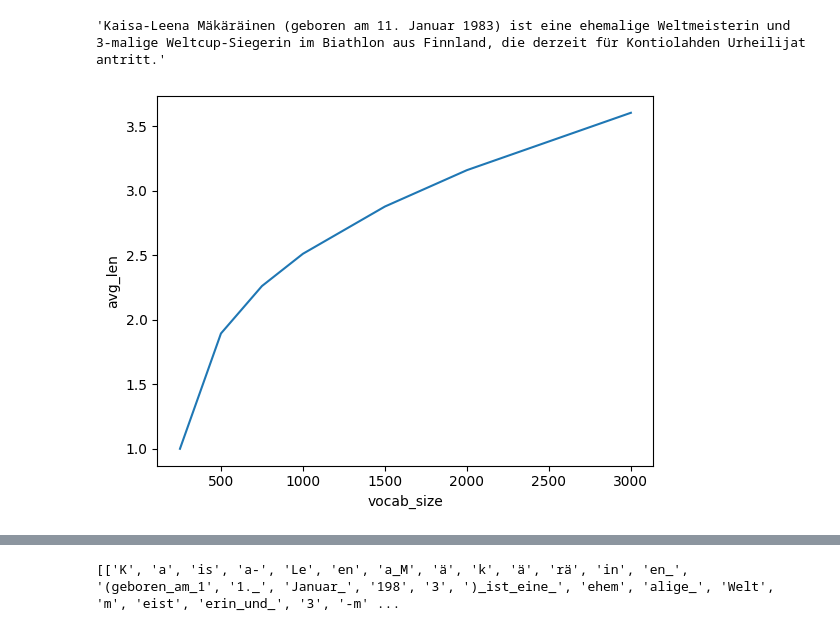
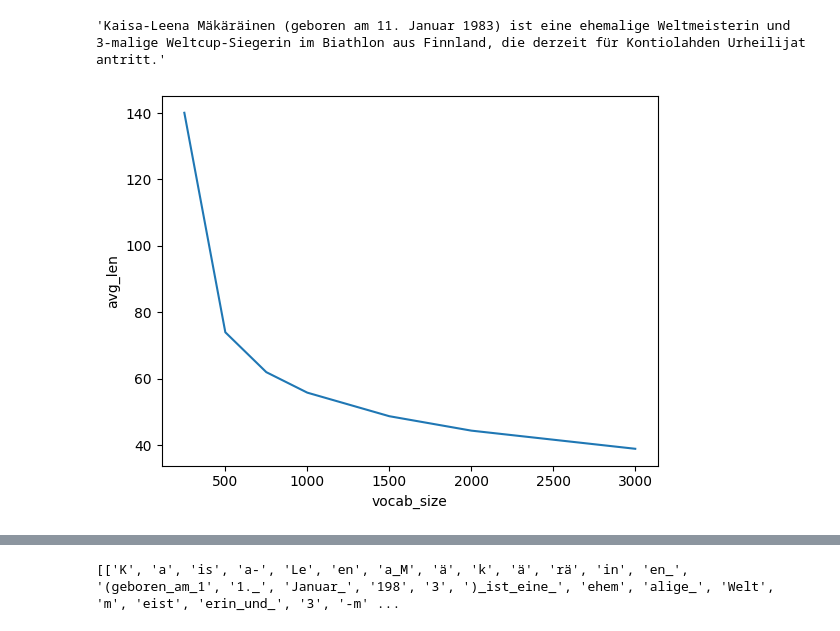
Before and after one commit to AyazSung/NLP_course, a Jupyter notebook: ass1/Assignment1.ipynb, the cells around one changed output, grey strips where cells are left out. Drawn from its saved outputs; the diff is of its cells as text; code cells hidden in the pictures.

```diff
--- a/ass1/Assignment1.ipynb
+++ b/ass1/Assignment1.ipynb
@@ -342,25 +337,3 @@ text_corpus = df['translatedText'].tolist()
 text_corpus[0]
 # %% [output]
 'Kaisa-Leena Mäkäräinen (geboren am 11. Januar 1983) ist eine ehemalige Weltmeisterin und 3-malige Weltcup-Siegerin im Biathlon aus Finnland, die derzeit für Kontiolahden Urheilijat antritt.'
-# %%
-# test the BPE tokenizer on the dataset
-sizes = [250, 500, 750, 1000, 1500, 2000, 3000]
-avg_len_of_words = []
-tokenized_corpuses = []
-for size in tqdm(sizes):
-    bpe_tokenizer = BPETokenizer(size)
-    bpe_tokenizer.train(text_corpus)
-
-    tokenized_corpus = []
-    for text in text_corpus:
-        tokenized_corpus.append(bpe_tokenizer.tokenize(text))
-
-    tokenized_corpuses.append(tokenized_corpus)
-
-    sum_len_of_words = 0
-    number_of_words = 0
-    for text in tokenized_corpus:
-        for word in text:
-            sum_len_of_words += len(word)
-            number_of_words += 1
-    avg_len_of_words.append(sum_len_of_words / number_of_words)
@@ -367,7 +343,23 @@ for size in tqdm(sizes):
+# %%
+avg_len = []
+tokenized_corpuses = []
+for size in tqdm(sizes):
+    bpe_tokenizer = BPETokenizer(size)
+    bpe_tokenizer.train(text_corpus)
+
+    lens = []
+    cor_tok = []
+    for text in text_corpus:
+        tokenized = bpe_tokenizer.tokenize(text)
+        lens.append(len(tokenized))
+        cor_tok.append(tokenized)
+    avg_len.append(sum(lens) / len(lens))
+    tokenized_corpuses.append(cor_tok)
 # %%
-plt.plot(sizes, avg_len_of_words)
+import matplotlib.pyplot as plt
+plt.plot(sizes, avg_len)
 plt.xlabel('vocab_size')
 plt.ylabel('avg_len')
 plt.show()
 # %% [output]
-[figure, old version]
+[figure, new version]
```
Also changed, not shown: parts of 12 cells of this notebook.
